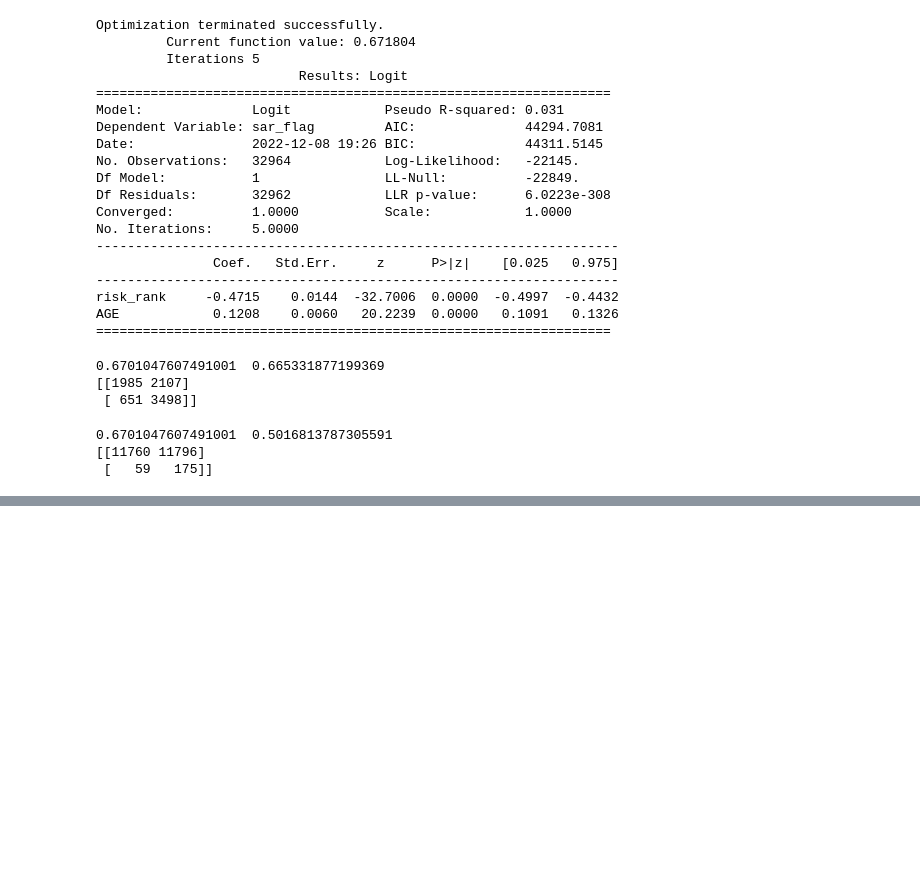
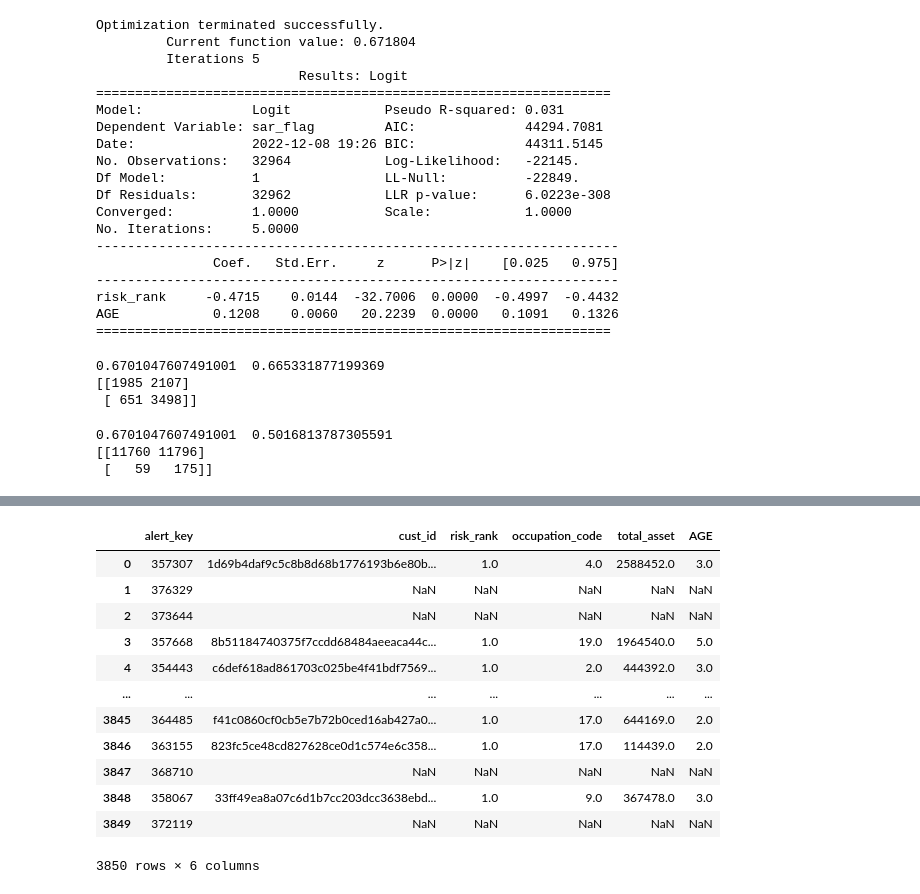
Before and after one commit to NTHU-Projects/dm-suspected-money-laundering-transactions-detection, a Jupyter notebook: experiment1_edwin/logistic_regression.ipynb, the cells around one changed output, grey strips where cells are left out. Saved outputs shown, nothing was run; the diff lists cells and outputs as text; code cells hidden in the pictures; blank space fills up the shorter version.

Commit message:
experiment 1 edwin logistic regression submission format

```diff
--- a/experiment1_edwin/logistic_regression.ipynb
+++ b/experiment1_edwin/logistic_regression.ipynb
@@ -229,0 +241,3 @@ print(cm)
+# %%
+submit_format = df_from_csv('submit_format.csv')
+submit_format
@@ -229,0 +258,3 @@ print(cm)
+# %%
+submit_format = submit_format.drop(['probability'], axis=1)
+submit_format
@@ -229,0 +275,17 @@ print(cm)
+# %%
+submit_format = submit_format.merge(alert_cust, on='alert_key', how='left')
+submit_format
+# %% [output]
+|  | alert_key | cust_id | risk_rank | occupation_code | total_asset | AGE |
+| 0 | 357307 | 1d69b4daf9c5c8b8d68b1776193b6e80b... | 1.0 | 4.0 | 2588452.0 | 3.0 |
+| 1 | 376329 | NaN | NaN | NaN | NaN | NaN |
+| 2 | 373644 | NaN | NaN | NaN | NaN | NaN |
+| 3 | 357668 | 8b51184740375f7ccdd68484aeeaca44c... | 1.0 | 19.0 | 1964540.0 | 5.0 |
+| 4 | 354443 | c6def618ad861703c025be4f41bdf7569... | 1.0 | 2.0 | 444392.0 | 3.0 |
+| ... | ... | ... | ... | ... | ... | ... |
+| 3845 | 364485 | f41c0860cf0cb5e7b72b0ced16ab427a0... | 1.0 | 17.0 | 644169.0 | 2.0 |
+| 3846 | 363155 | 823fc5ce48cd827628ce0d1c574e6c358... | 1.0 | 17.0 | 114439.0 | 2.0 |
+| 3847 | 368710 | NaN | NaN | NaN | NaN | NaN |
+| 3848 | 358067 | 33ff49ea8a07c6d1b7cc203dcc3638ebd... | 1.0 | 9.0 | 367478.0 | 3.0 |
+| 3849 | 372119 | NaN | NaN | NaN | NaN | NaN |
+3850 rows × 6 columns
```
Also changed, not shown: parts of 12 cells of this notebook, 2 other files.
